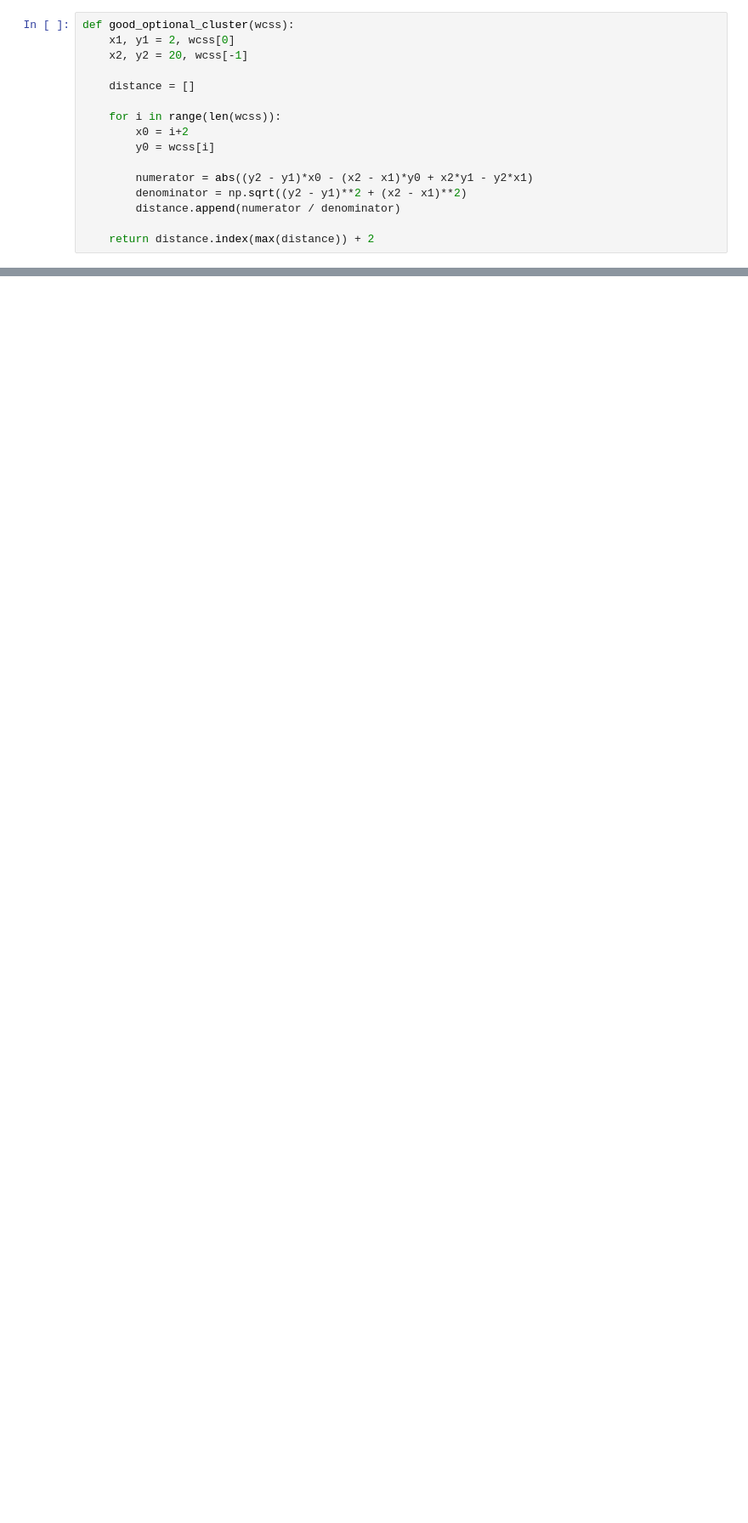
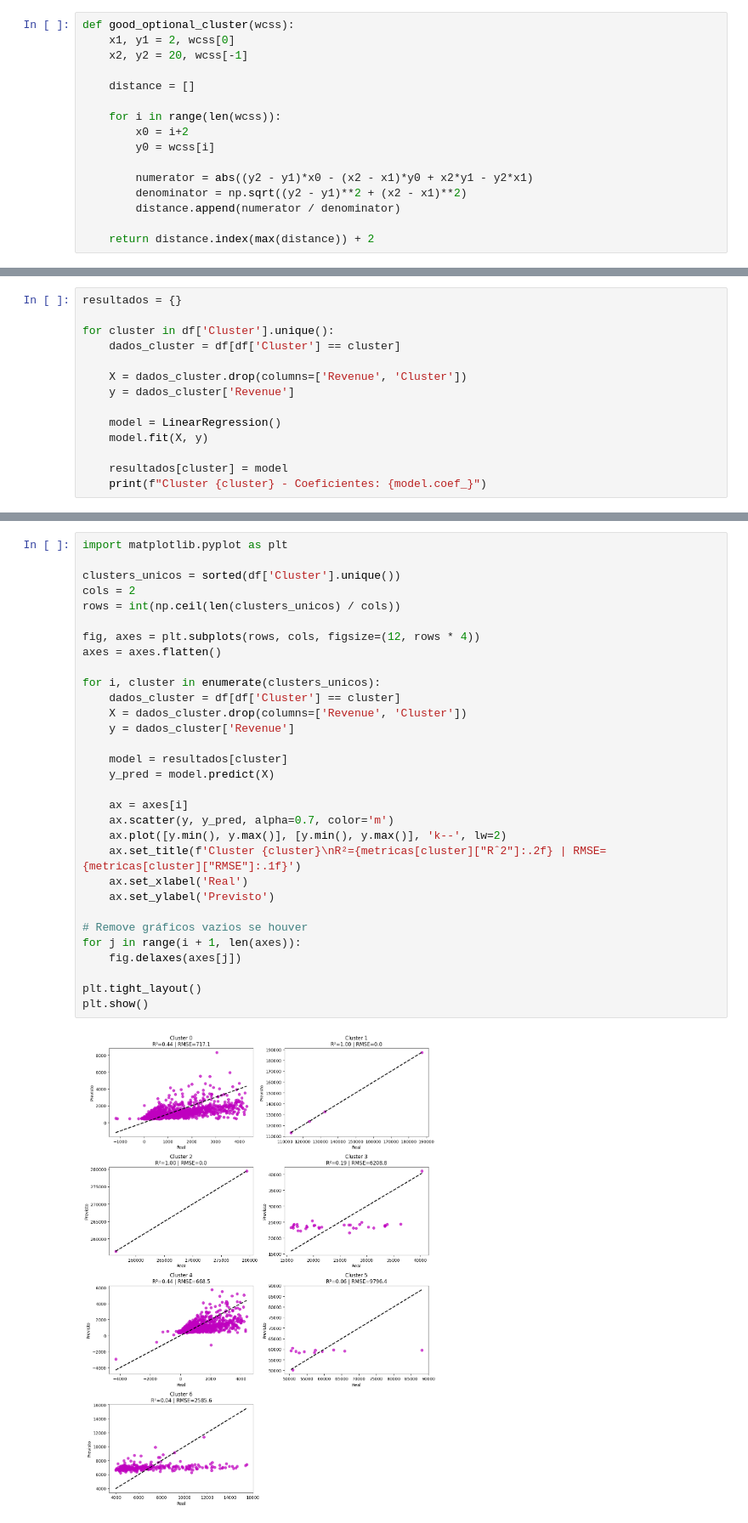
Before and after one commit to will787/retail-e-commerce-evidence, a Jupyter notebook: analytics/client_value.ipynb, the cells around one changed output, grey strips where cells are left out. Shown at 85% size. Saved outputs shown, nothing was run; the diff lists cells and outputs as text; blank space fills up the shorter version.

```diff
--- a/analytics/client_value.ipynb
+++ b/analytics/client_value.ipynb
@@ -84,0 +98,14 @@ Número ótimo: 6 Clusters
+# %%
+resultados = {}
+
+for cluster in df['Cluster'].unique():
+    dados_cluster = df[df['Cluster'] == cluster]
+
+    X = dados_cluster.drop(columns=['Revenue', 'Cluster'])
+    y = dados_cluster['Revenue']
+
+    model = LinearRegression()
+    model.fit(X, y)
+
+    resultados[cluster] = model
+    print(f"Cluster {cluster} - Coeficientes: {model.coef_}")
@@ -84,0 +120,33 @@ Número ótimo: 6 Clusters
+# %%
+import matplotlib.pyplot as plt
+
+clusters_unicos = sorted(df['Cluster'].unique())
+cols = 2
+rows = int(np.ceil(len(clusters_unicos) / cols))
+
+fig, axes = plt.subplots(rows, cols, figsize=(12, rows * 4))
+axes = axes.flatten()
+
+for i, cluster in enumerate(clusters_unicos):
+    dados_cluster = df[df['Cluster'] == cluster]
+    X = dados_cluster.drop(columns=['Revenue', 'Cluster'])
+    y = dados_cluster['Revenue']
+
+    model = resultados[cluster]
+    y_pred = model.predict(X)
+
+    ax = axes[i]
+    ax.scatter(y, y_pred, alpha=0.7, color='m')
+    ax.plot([y.min(), y.max()], [y.min(), y.max()], 'k--', lw=2)
+    ax.set_title(f'Cluster {cluster}\nR²={metricas[cluster]["Rˆ2"]:.2f} | RMSE={metricas[cluster]["RMSE"]:.1f}')
+    ax.set_xlabel('Real')
+    ax.set_ylabel('Previsto')
+
+# Remove gráficos vazios se houver
+for j in range(i + 1, len(axes)):
+    fig.delaxes(axes[j])
+
+plt.tight_layout()
+plt.show()
+# %% [output]
+[figure, added]
```
Also changed, not shown: parts of 6 cells of this notebook, 1 other file.
